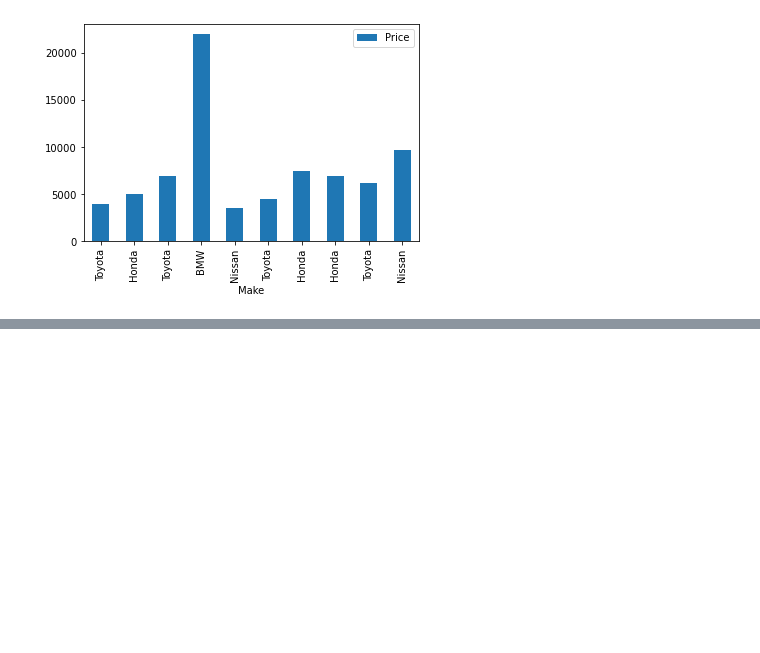
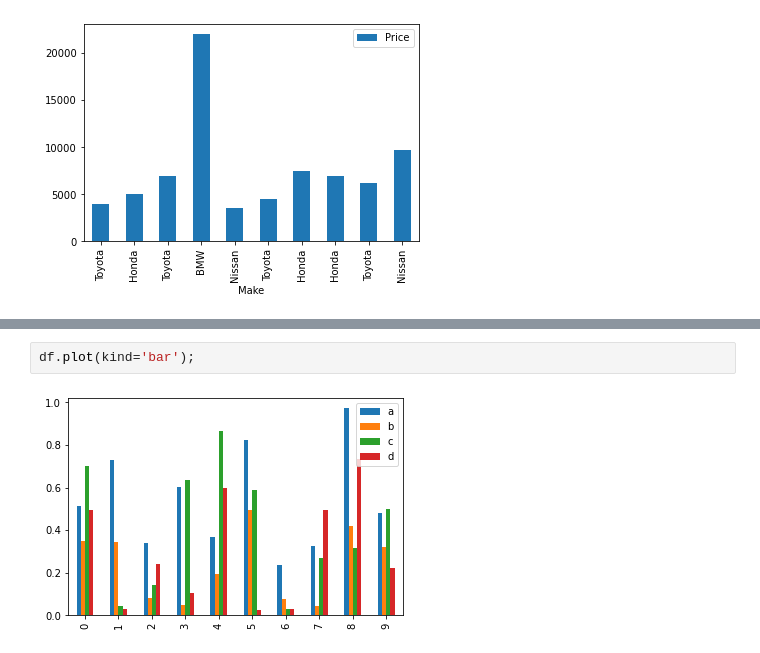
Before and after one commit to tothetop430/MLZTM-Exercises, a Jupyter notebook: matplotlib/introduction-to-matplotlib.ipynb, the cells around one changed output, grey strips where cells are left out. Cells and saved outputs as stored; diff of their text form; blank space fills up the shorter version.

```diff
--- a/matplotlib/introduction-to-matplotlib.ipynb
+++ b/matplotlib/introduction-to-matplotlib.ipynb
@@ -310,0 +333,4 @@ car_sales.plot(x='Make', y='Price', kind='bar');
+# %%
+df.plot(kind='bar');
+# %% [output]
+[figure, added]
```
Also changed, not shown: parts of 6 cells of this notebook.
